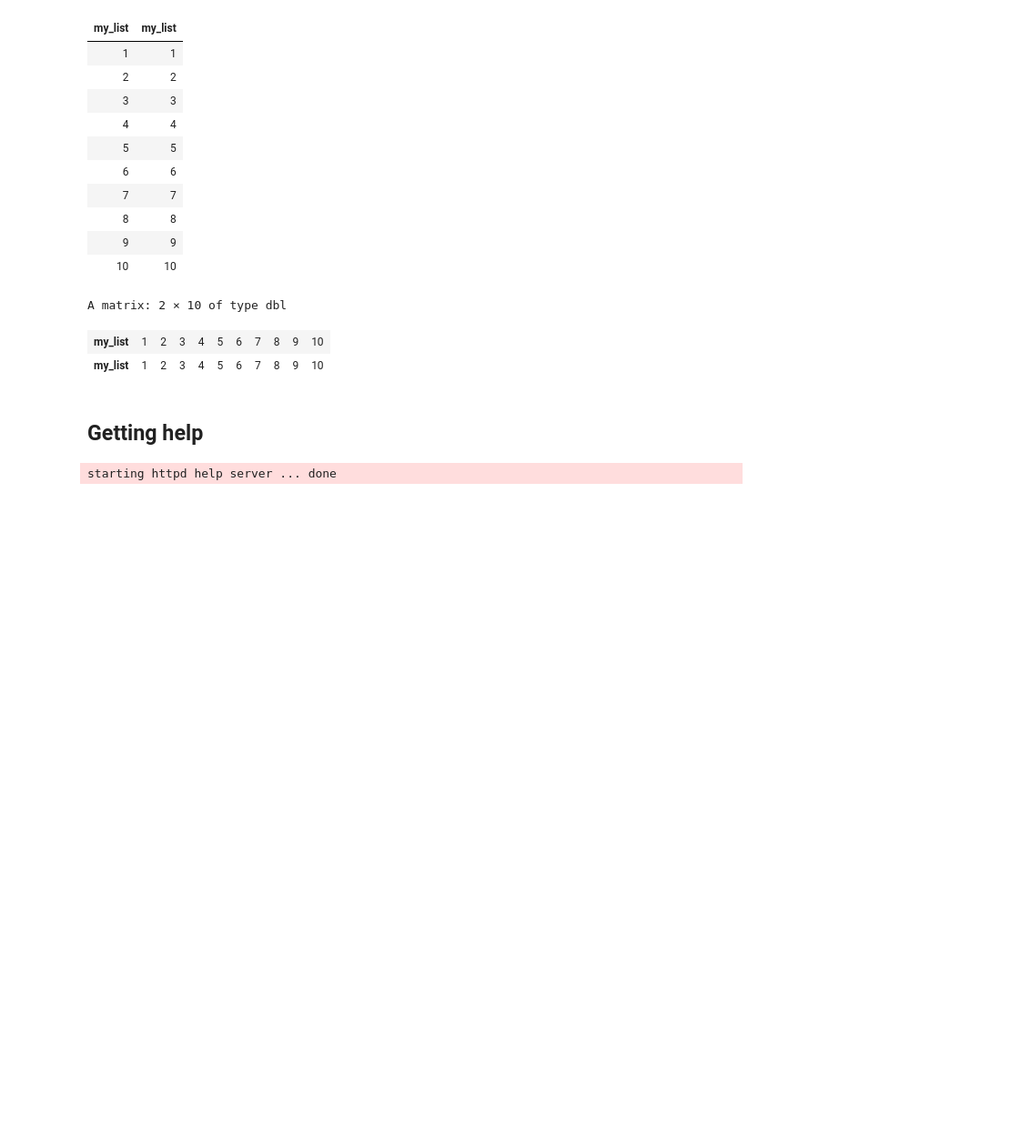
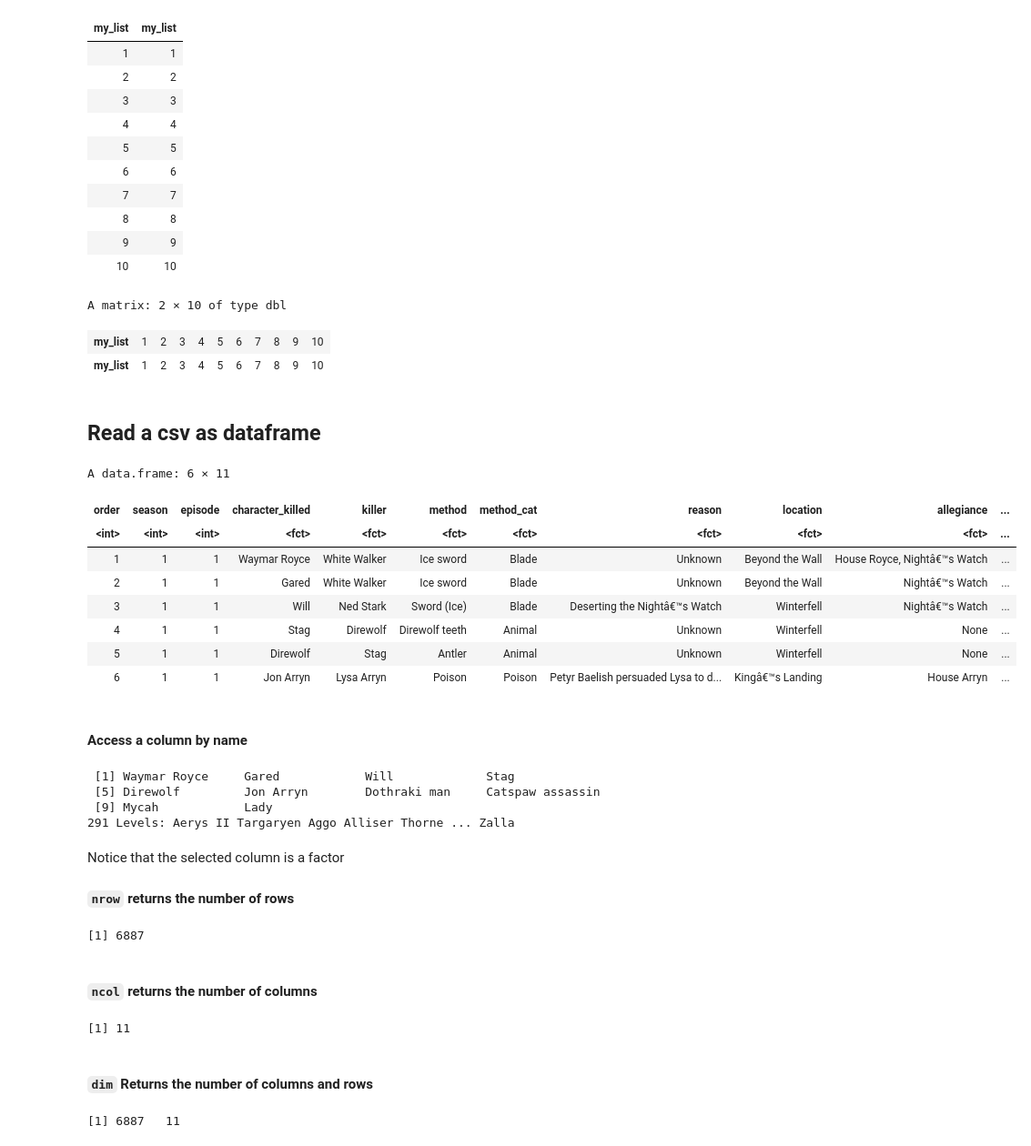
Before and after one commit to falconair/ProgrammingForAnalytics, a Jupyter notebook: lectures/r_basics/Base R.ipynb, the cells around one changed output. Shown at 91% size. Saved outputs shown, nothing was run; the diff lists cells and outputs as text; code cells hidden in the pictures; blank space fills up the shorter version.

```diff
--- a/lectures/r_basics/Base R.ipynb
+++ b/lectures/r_basics/Base R.ipynb
@@ -141,5 +190,3 @@ rbind(my_list, my_list)
 A matrix: 2 × 10 of type dbl
 | my_list | 1 | 2 | 3 | 4 | 5 | 6 | 7 | 8 | 9 | 10 |
 | my_list | 1 | 2 | 3 | 4 | 5 | 6 | 7 | 8 | 9 | 10 |
-# %% [markdown]
-## Getting help
@@ -148,4 +192,0 @@ A matrix: 2 × 10 of type dbl
-# %%
-help.search('range of values') #better to use R's web docs
-# %% [output]
-starting httpd help server ... done
@@ -153,0 +193,44 @@ help(package='ggplot2')
+# %% [markdown]
+## Read a csv as dataframe
+# %%
+got_deaths <- read.csv('../../datasets/deaths-in-gameofthrones/game-of-thrones-deaths-data.csv')
+head(got_deaths)
+# %% [output]
+A data.frame: 6 × 11
+| order | season | episode | character_killed | killer | method | method_cat | reason | location | allegiance | ... |
+| <int> | <int> | <int> | <fct> | <fct> | <fct> | <fct> | <fct> | <fct> | <fct> | ... |
+| 1 | 1 | 1 | Waymar Royce | White Walker | Ice sword | Blade | Unknown | Beyond the Wall | House Royce, Nightâ€™s Watch | ... |
+| 2 | 1 | 1 | Gared | White Walker | Ice sword | Blade | Unknown | Beyond the Wall | Nightâ€™s Watch | ... |
+| 3 | 1 | 1 | Will | Ned Stark | Sword (Ice) | Blade | Deserting the Nightâ€™s Watch | Winterfell | Nightâ€™s Watch | ... |
+| 4 | 1 | 1 | Stag | Direwolf | Direwolf teeth | Animal | Unknown | Winterfell | None | ... |
+| 5 | 1 | 1 | Direwolf | Stag | Antler | Animal | Unknown | Winterfell | None | ... |
+| 6 | 1 | 1 | Jon Arryn | Lysa Arryn | Poison | Poison | Petyr Baelish persuaded Lysa to d... | Kingâ€™s Landing | House Arryn | ... |
+# %% [markdown]
+#### Access a column by name
+# %%
+head(got_deaths$character_killed, n=10)
+# %% [output]
+ [1] Waymar Royce     Gared            Will             Stag
+ [5] Direwolf         Jon Arryn        Dothraki man     Catspaw assassin
+ [9] Mycah            Lady
+291 Levels: Aerys II Targaryen Aggo Alliser Thorne ... Zalla
+# %% [markdown]
+Notice that the selected column is a factor
+
+#### `nrow` returns the number of rows
+# %%
+nrow(got_deaths)
+# %% [output]
+[1] 6887
+# %% [markdown]
+#### `ncol` returns the number of columns
+# %%
+ncol(got_deaths)
+# %% [output]
+[1] 11
+# %% [markdown]
+#### `dim` Returns the number of columns and rows
+# %%
+dim(got_deaths)
+# %% [output]
+[1] 6887   11
```
Also changed, not shown: parts of 52 cells of this notebook.
